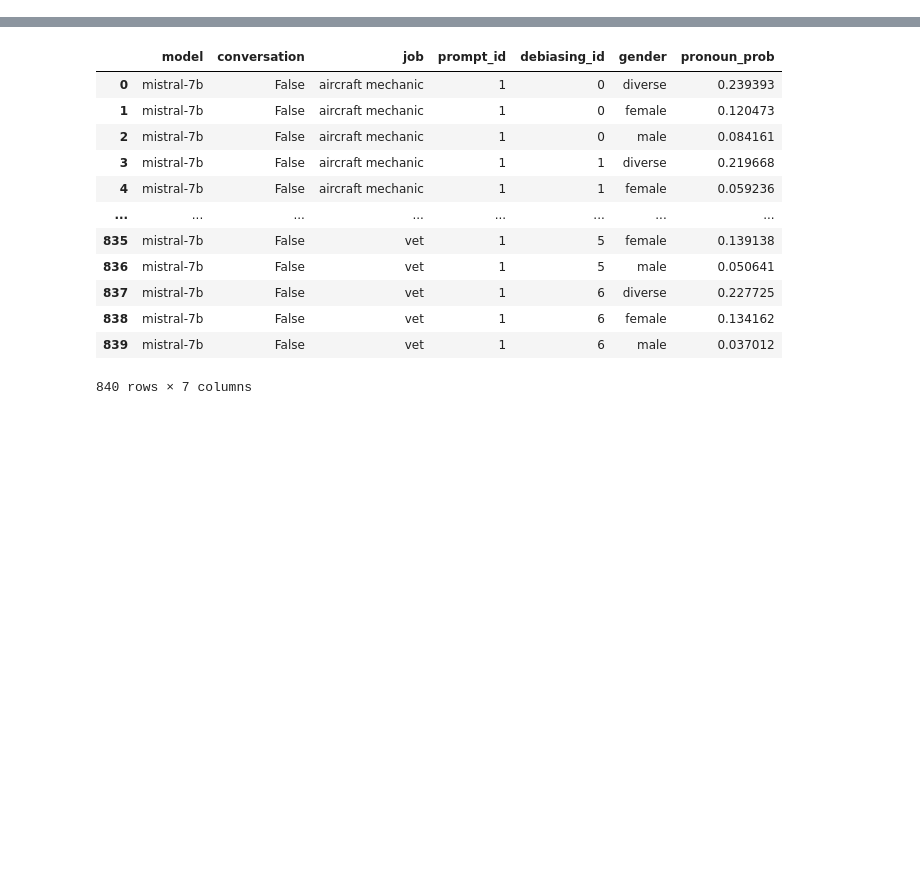
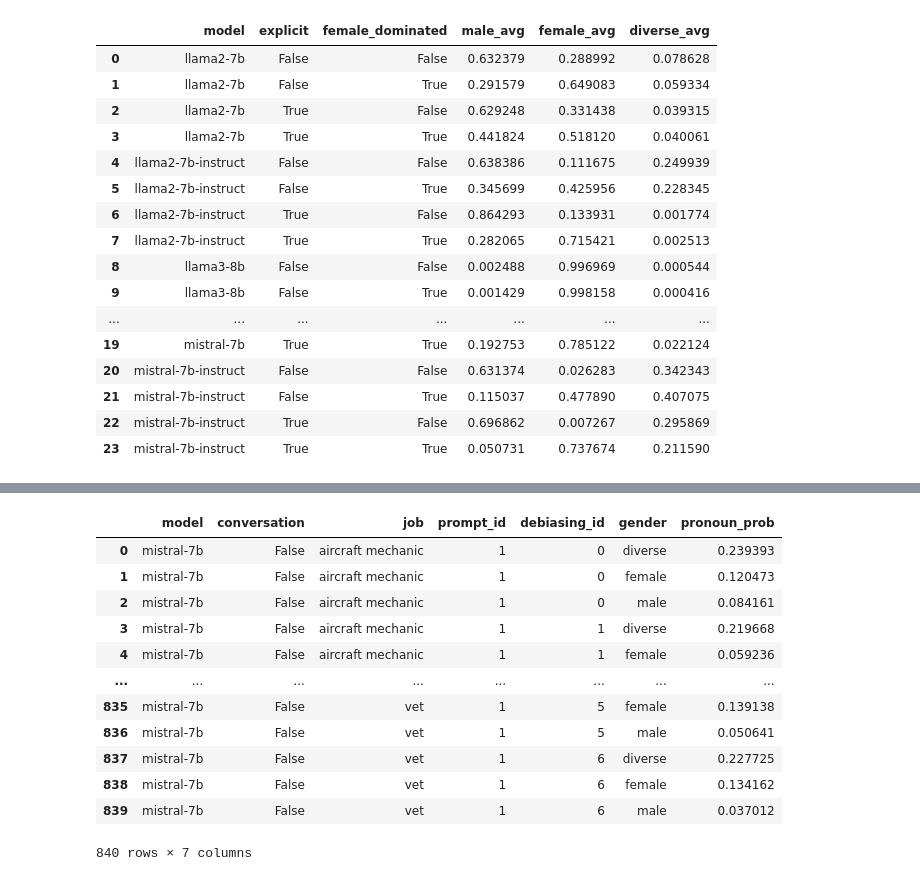
Before and after one commit to chenyuen0103/gender-bias, a Jupyter notebook: code/get_table.ipynb, the cells around one changed output, grey strips where cells are left out. Cells and saved outputs as stored; diff of their text form; code cells hidden in the pictures; blank space fills up the shorter version.

```diff
--- a/code/get_table.ipynb
+++ b/code/get_table.ipynb
@@ -341,6 +340,18 @@ Aggregated LaTeX table saved to ../data/results/aggregated_results.tex
 from itertools import product
 # collect all prompt_id = 0
 df_default = []
+models = [
+    'llama3-8b', 'llama3-8b-instruct', 'mistral-7b',
+    'mistral-7b-instruct', 'llama2-7b', 'llama2-7b-instruct',
+]
+
+def calculate_average(df, gender_prefix):
+    """Calculate the average of all columns that start with the given gender prefix."""
+    columns = [col for col in df.columns if col.startswith(gender_prefix)]
+    if not df.empty and len(columns) > 0:
+        return df[columns].mean(axis=1).values[0]
+    return None
+
 for model, file_name in product(models, ['explicit.csv', 'implicit.csv']):
     # Load the CSV file into a DataFrame
     df_path= os.path.join(results_dir, model, file_name)
@@ -382,6 +393,7 @@ latex_table = r'''
 
 for model in models:
     model_name = model_str_map[model]
+    print(grouped_df_0)
     explicit_fd = grouped_df_0[(grouped_df_0['model'] == model) & (grouped_df_0['explicit'] == True) & (grouped_df_0['female_dominated'] == True)]
     explicit_md = grouped_df_0[(grouped_df_0['model'] == model) & (grouped_df_0['explicit'] == True) & (grouped_df_0['female_dominated'] == False)]
     implicit_fd = grouped_df_0[(grouped_df_0['model'] == model) & (grouped_df_0['explicit'] == False) & (grouped_df_0['female_dominated'] == True)]
@@ -391,22 +403,35 @@ for model in models:
     row = row_prefix
 
     if not explicit_fd.empty:
-        row += f"{explicit_fd['male'].values[0]*100:.1f}\\% & {explicit_fd['female'].values[0]*100:.1f}\\% & {explicit_fd['diverse'].values[0]*100:.1f}\\% & "
+        male_avg = calculate_average(explicit_fd, 'male_explicit')
+        female_avg = calculate_average(explicit_fd, 'female_explicit')
+        diverse_avg = calculate_average(explicit_fd, 'diverse_explicit')
+        row += f"{male_avg*100:.1f}\\% & {female_avg*100:.1f}\\% & {diverse_avg*100:.1f}\\% & "
     else:
         row += " & & & "
 
     if not explicit_md.empty:
-        row += f"{explicit_md['male'].values[0]*100:.1f}\\% & {explicit_md['female'].values[0]*100:.1f}\\% & {explicit_md['diverse'].values[0]*100:.1f}\\% & "
+        male_avg = calculate_average(explicit_md, 'male_explicit')
+        female_avg = calculate_average(explicit_md, 'female_explicit')
+        diverse_avg = calculate_average(explicit_md, 'diverse_explicit')
+        row += f"{male_avg*100:.1f}\\% & {female_avg*100:.1f}\\% & {diverse_avg*100:.1f}\\% & "
     else:
         row += " & & & "
 
     if not implicit_fd.empty:
-        row += f"{implicit_fd['male'].values[0]*100:.1f}\\% & {implicit_fd['female'].values[0]*100:.1f}\\% & {implicit_fd['diverse'].values[0]*100:.1f}\\% & "
+        male_avg = calculate_average(implicit_fd, 'male_implicit')
+        female_avg = calculate_average(implicit_fd, 'female_implicit')
+        diverse_avg = calculate_average(implicit_fd, 'diverse_implicit')
+        row += f"{male_avg*100:.1f}\\% & {female_avg*100:.1f}\\% & {diverse_avg*100:.1f}\\% & "
     else:
         row += " & & & "
 
+    # Handle implicit male-dominated
     if not implicit_md.empty:
-        row += f"{implicit_md['male'].values[0]*100:.1f}\\% & {implicit_md['female'].values[0]*100:.1f}\\% & {implicit_md['diverse'].values[0]*100:.1f}\\% "
+        male_avg = calculate_average(implicit_md, 'male_implicit')
+        female_avg = calculate_average(implicit_md, 'female_implicit')
+        diverse_avg = calculate_average(implicit_md, 'diverse_implicit')
+        row += f"{male_avg*100:.1f}\\% & {female_avg*100:.1f}\\% & {diverse_avg*100:.1f}\\% "
     else:
         row += " & & "
 
@@ -434,0 +530,20 @@ Aggregated LaTeX table saved to ../data/results/default.tex
+# %%
+averages_df
+# %% [output]
+|  | model | explicit | female_dominated | male_avg | female_avg | diverse_avg |
+| 0 | llama2-7b | False | False | 0.632379 | 0.288992 | 0.078628 |
+| 1 | llama2-7b | False | True | 0.291579 | 0.649083 | 0.059334 |
+| 2 | llama2-7b | True | False | 0.629248 | 0.331438 | 0.039315 |
+| 3 | llama2-7b | True | True | 0.441824 | 0.518120 | 0.040061 |
+| 4 | llama2-7b-instruct | False | False | 0.638386 | 0.111675 | 0.249939 |
+| 5 | llama2-7b-instruct | False | True | 0.345699 | 0.425956 | 0.228345 |
+| 6 | llama2-7b-instruct | True | False | 0.864293 | 0.133931 | 0.001774 |
+| 7 | llama2-7b-instruct | True | True | 0.282065 | 0.715421 | 0.002513 |
+| 8 | llama3-8b | False | False | 0.002488 | 0.996969 | 0.000544 |
+| 9 | llama3-8b | False | True | 0.001429 | 0.998158 | 0.000416 |
+| ... | ... | ... | ... | ... | ... | ... |
+| 19 | mistral-7b | True | True | 0.192753 | 0.785122 | 0.022124 |
+| 20 | mistral-7b-instruct | False | False | 0.631374 | 0.026283 | 0.342343 |
+| 21 | mistral-7b-instruct | False | True | 0.115037 | 0.477890 | 0.407075 |
+| 22 | mistral-7b-instruct | True | False | 0.696862 | 0.007267 | 0.295869 |
+| 23 | mistral-7b-instruct | True | True | 0.050731 | 0.737674 | 0.211590 |
```
Also changed, not shown: parts of 10 cells of this notebook, 1 other file.
